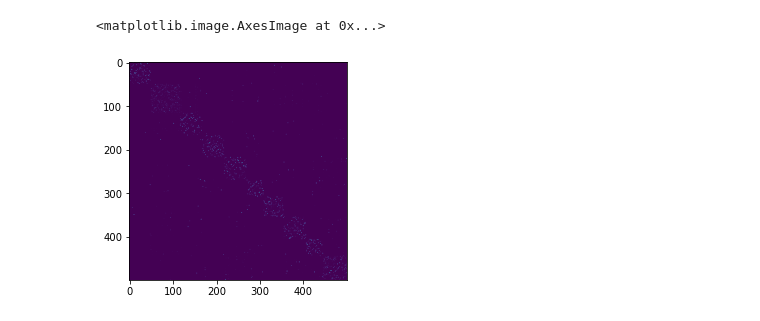
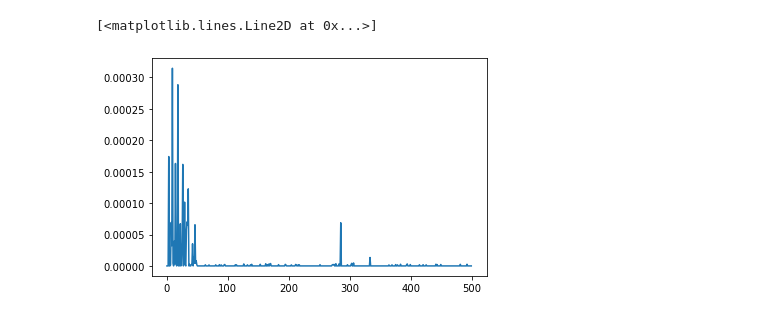
Before and after one commit to jku-vds-lab/paradime, a Jupyter notebook: playground.ipynb, the cells around one changed output. Drawn from its saved outputs; the diff is of its cells as text; code cells hidden in the pictures.

```diff
--- a/playground.ipynb
+++ b/playground.ipynb
@@ -85,5 +49,5 @@ otp._PerplexityBasedNN__distances.shape
-# %%
-plt.imshow(mine / (mine * 500).sum(axis=1))
-# %% [output]
-<matplotlib.image.AxesImage at 0x...>
-[figure, removed]
+# %%
+plt.plot(otp.P.toarray()[0])
+# %% [output]
+[<matplotlib.lines.Line2D at 0x...>]
+[figure, added]
```
Also changed, not shown: parts of 17 cells of this notebook, 2 other files.
